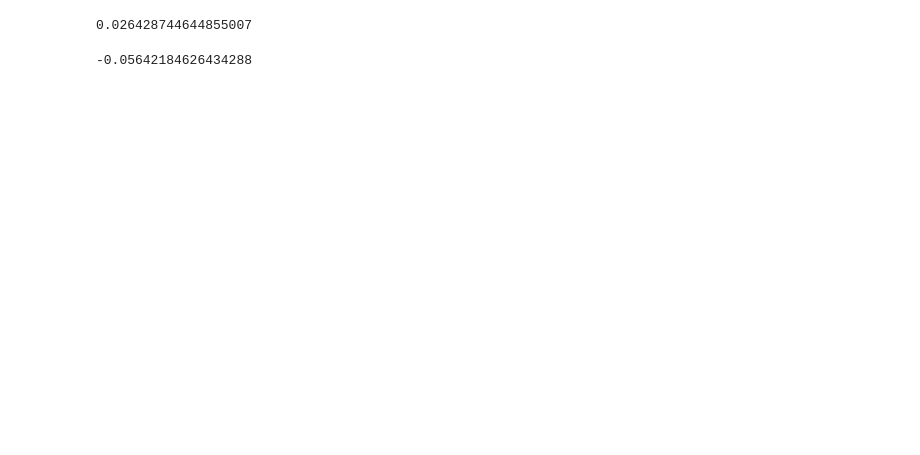
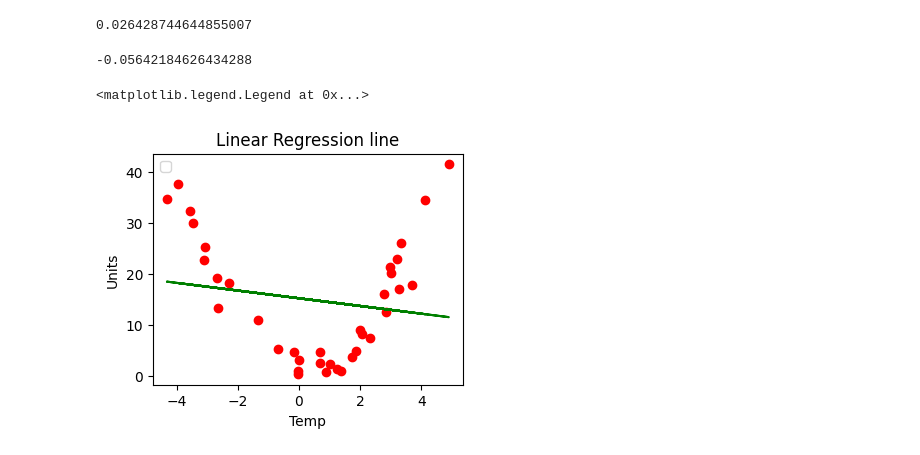
Before and after one commit to VyshnaviKarakatla/machine_learning-notebooks, a Jupyter notebook: 03_polynomial_regression.ipynb, the cells around one changed output. Drawn from its saved outputs; the diff is of its cells as text; code cells hidden in the pictures; blank space fills up the shorter version.

```diff
--- a/03_polynomial_regression.ipynb
+++ b/03_polynomial_regression.ipynb
@@ -73,7 +56,13 @@ model.score(t_test,u_test)
 # %% [output]
 -0.05642184626434288
 # %%
+plt.figure(figsize=(4,3))
 plt.title('Linear Regression line')
 plt.scatter(t_train,u_train,color='red')
-plt.plot(t_train,model,predict(t_train),color='green')
-plt.xlabel('Tem')
+plt.plot(t_train,model.predict(t_train),color='green')
+plt.xlabel('Temp')
+plt.ylabel('Units')
+plt.legend()
+# %% [output]
+<matplotlib.legend.Legend at 0x...>
+[figure, added]
```
Also changed, not shown: parts of 2 cells of this notebook.
